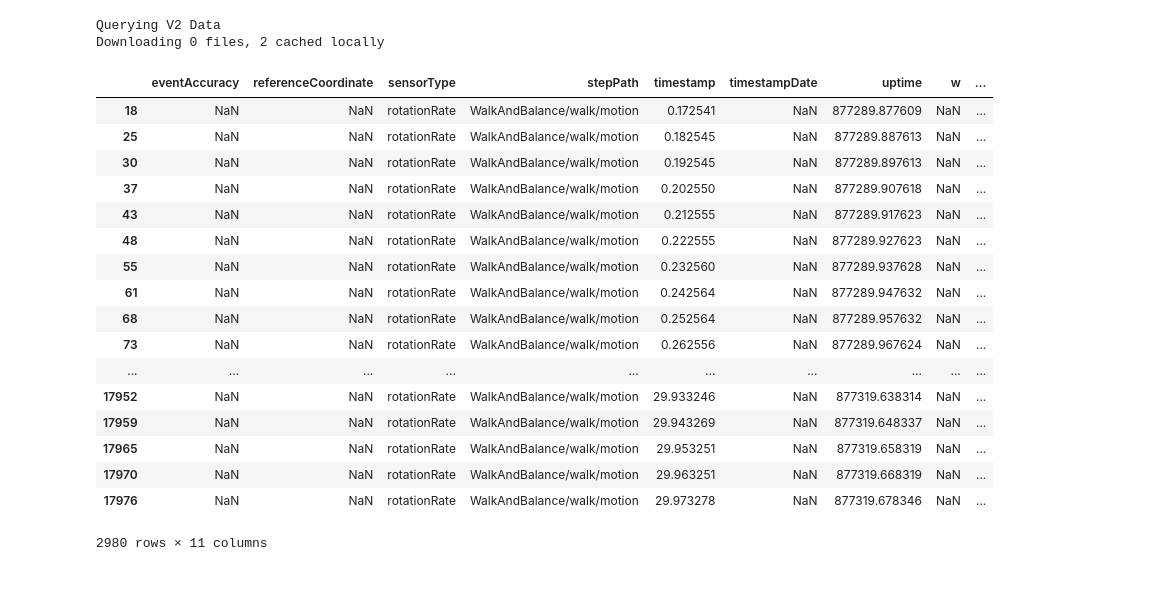
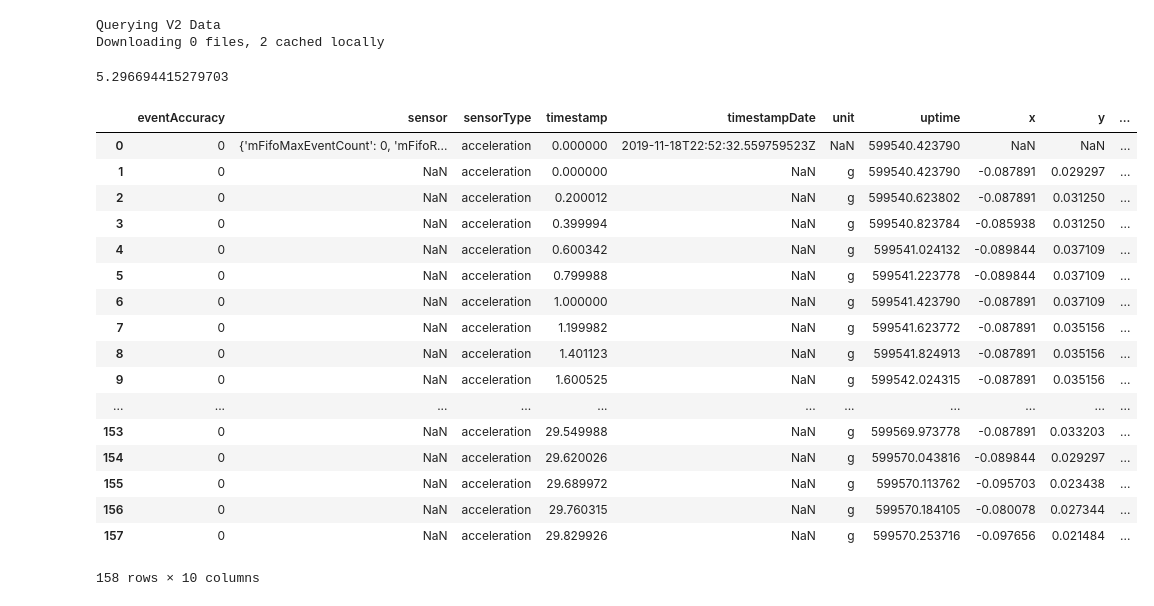
Before and after one commit to arytontediarjo/mPower-Analysis, a Jupyter notebook: Notebooks/Other-analysis-notebook/just_some_QAD_notebook.ipynb, the cells around one changed output. Cells and saved outputs as stored; diff of their text form; code cells hidden in the pictures.

```diff
--- a/Notebooks/Other-analysis-notebook/just_some_QAD_notebook.ipynb
+++ b/Notebooks/Other-analysis-notebook/just_some_QAD_notebook.ipynb
@@ -12,7 +12,7 @@ import utils.munging_utils as query
 # %% [output]
 Welcome, aryton tediarjo!
 # %%
-df = query.get_walking_synapse_table(recordIds = ["db3d35fe-4798-462d-ab01-eb7bb47b75ff"],
+df = query.get_walking_synapse_table(recordIds = ["507a9af9-4638-4549-9613-d6089d3b32c3"],
                                table_id = "syn12514611",
                                version = "V2")
 # %% [output]
@@ -27,24 +26,28 @@ def get_fs(path):
     return N/time_end
 # %%
 data = query.open_filepath(df["walk_motion.json_pathfile"].iloc[0])
-# %%
-data[data["sensorType"] == "rotationRate"]
-# %% [output]
-|  | eventAccuracy | referenceCoordinate | sensorType | stepPath | timestamp | timestampDate | uptime | w | ... |
-| 18 | NaN | NaN | rotationRate | WalkAndBalance/walk/motion | 0.172541 | NaN | 877289.877609 | NaN | ... |
-| 25 | NaN | NaN | rotationRate | WalkAndBalance/walk/motion | 0.182545 | NaN | 877289.887613 | NaN | ... |
-| 30 | NaN | NaN | rotationRate | WalkAndBalance/walk/motion | 0.192545 | NaN | 877289.897613 | NaN | ... |
-| 37 | NaN | NaN | rotationRate | WalkAndBalance/walk/motion | 0.202550 | NaN | 877289.907618 | NaN | ... |
-| 43 | NaN | NaN | rotationRate | WalkAndBalance/walk/motion | 0.212555 | NaN | 877289.917623 | NaN | ... |
-| 48 | NaN | NaN | rotationRate | WalkAndBalance/walk/motion | 0.222555 | NaN | 877289.927623 | NaN | ... |
-| 55 | NaN | NaN | rotationRate | WalkAndBalance/walk/motion | 0.232560 | NaN | 877289.937628 | NaN | ... |
-| 61 | NaN | NaN | rotationRate | WalkAndBalance/walk/motion | 0.242564 | NaN | 877289.947632 | NaN | ... |
-| 68 | NaN | NaN | rotationRate | WalkAndBalance/walk/motion | 0.252564 | NaN | 877289.957632 | NaN | ... |
-| 73 | NaN | NaN | rotationRate | WalkAndBalance/walk/motion | 0.262556 | NaN | 877289.967624 | NaN | ... |
-| ... | ... | ... | ... | ... | ... | ... | ... | ... | ... |
-| 17952 | NaN | NaN | rotationRate | WalkAndBalance/walk/motion | 29.933246 | NaN | 877319.638314 | NaN | ... |
-| 17959 | NaN | NaN | rotationRate | WalkAndBalance/walk/motion | 29.943269 | NaN | 877319.648337 | NaN | ... |
-| 17965 | NaN | NaN | rotationRate | WalkAndBalance/walk/motion | 29.953251 | NaN | 877319.658319 | NaN | ... |
-| 17970 | NaN | NaN | rotationRate | WalkAndBalance/walk/motion | 29.963251 | NaN | 877319.668319 | NaN | ... |
-| 17976 | NaN | NaN | rotationRate | WalkAndBalance/walk/motion | 29.973278 | NaN | 877319.678346 | NaN | ... |
-2980 rows × 11 columns
+# %%
+data.shape[0]/data["timestamp"].iloc[-1]
+# %% [output]
+5.296694415279703
+# %%
+data
+# %% [output]
+|  | eventAccuracy | sensor | sensorType | timestamp | timestampDate | unit | uptime | x | y | ... |
+| 0 | 0 | {'mFifoMaxEventCount': 0, 'mFifoR... | acceleration | 0.000000 | 2019-11-18T22:52:32.559759523Z | NaN | 599540.423790 | NaN | NaN | ... |
+| 1 | 0 | NaN | acceleration | 0.000000 | NaN | g | 599540.423790 | -0.087891 | 0.029297 | ... |
+| 2 | 0 | NaN | acceleration | 0.200012 | NaN | g | 599540.623802 | -0.087891 | 0.031250 | ... |
+| 3 | 0 | NaN | acceleration | 0.399994 | NaN | g | 599540.823784 | -0.085938 | 0.031250 | ... |
+| 4 | 0 | NaN | acceleration | 0.600342 | NaN | g | 599541.024132 | -0.089844 | 0.037109 | ... |
+| 5 | 0 | NaN | acceleration | 0.799988 | NaN | g | 599541.223778 | -0.089844 | 0.037109 | ... |
+| 6 | 0 | NaN | acceleration | 1.000000 | NaN | g | 599541.423790 | -0.087891 | 0.037109 | ... |
+| 7 | 0 | NaN | acceleration | 1.199982 | NaN | g | 599541.623772 | -0.087891 | 0.035156 | ... |
+| 8 | 0 | NaN | acceleration | 1.401123 | NaN | g | 599541.824913 | -0.087891 | 0.035156 | ... |
+| 9 | 0 | NaN | acceleration | 1.600525 | NaN | g | 599542.024315 | -0.087891 | 0.035156 | ... |
+| ... | ... | ... | ... | ... | ... | ... | ... | ... | ... | ... |
+| 153 | 0 | NaN | acceleration | 29.549988 | NaN | g | 599569.973778 | -0.087891 | 0.033203 | ... |
+| 154 | 0 | NaN | acceleration | 29.620026 | NaN | g | 599570.043816 | -0.089844 | 0.029297 | ... |
+| 155 | 0 | NaN | acceleration | 29.689972 | NaN | g | 599570.113762 | -0.095703 | 0.023438 | ... |
+| 156 | 0 | NaN | acceleration | 29.760315 | NaN | g | 599570.184105 | -0.080078 | 0.027344 | ... |
+| 157 | 0 | NaN | acceleration | 29.829926 | NaN | g | 599570.253716 | -0.097656 | 0.021484 | ... |
+158 rows × 10 columns
```
Also changed, not shown: parts of 1 cell of this notebook, 1 other file.
